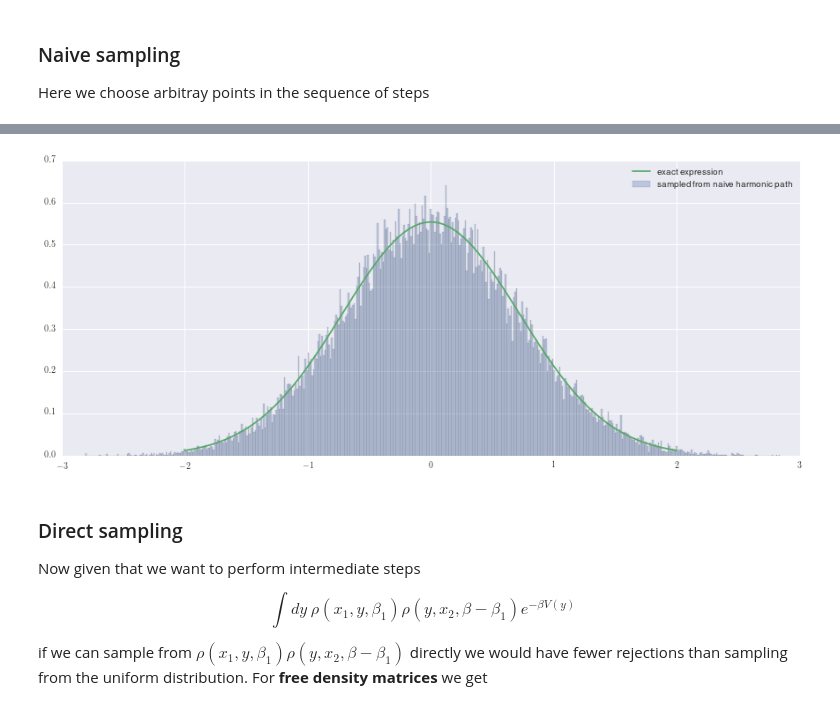
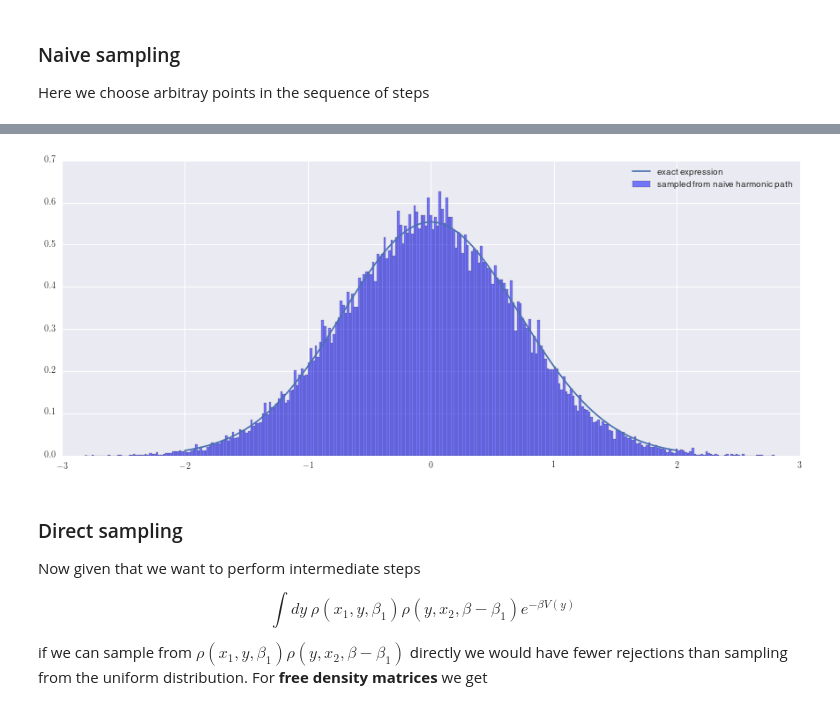
Before and after one commit to borundev/AlgorithmsStatMech, a Jupyter notebook: Path_Integrals_In_Stat_Mech.ipynb, the cells around one changed output, grey strips where cells are left out. Cells and saved outputs as stored; diff of their text form; code cells hidden in the pictures.

```diff
--- a/Path_Integrals_In_Stat_Mech.ipynb
+++ b/Path_Integrals_In_Stat_Mech.ipynb
@@ -201,10 +193,10 @@ print delta,np.sum(reject)
 # %%
-plt.hist(x0,bins=500,normed=True,alpha=.3,label="sampled from naive harmonic path ")
+plt.hist(x0,bins=300,normed=True,alpha=.5,color="b",label="sampled from naive harmonic path ")
 plt.plot(np.linspace(-2,2,100),probability_exact(4,np.linspace(-2,2,100)),label="exact expression")
 plt.legend()
 plt.show()
 # %% [output]
-[figure, old version]
+[figure, new version]
 # %% [markdown]
 ### Direct sampling
 
```
Also changed, not shown: parts of 8 cells of this notebook.
